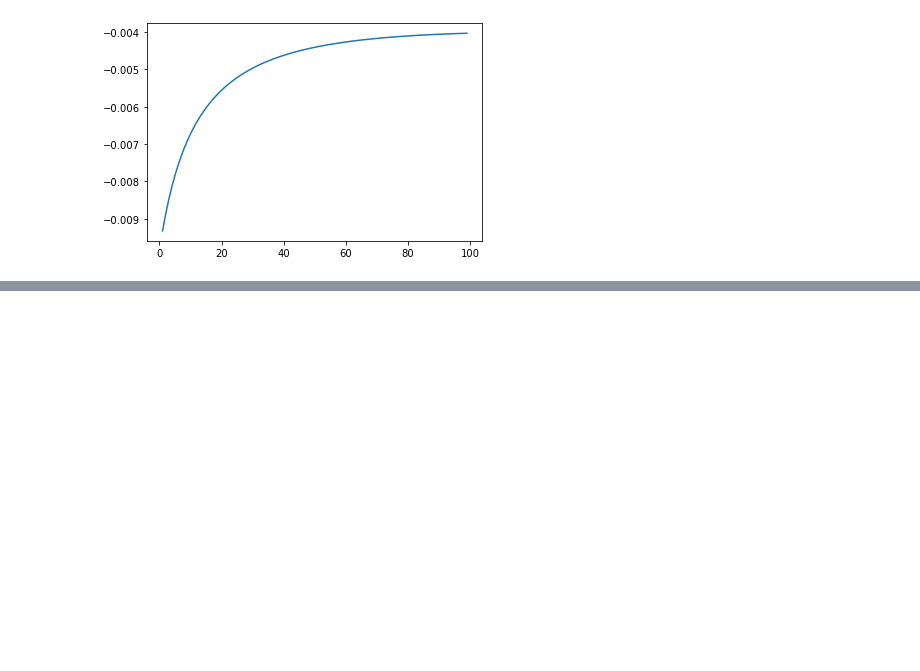
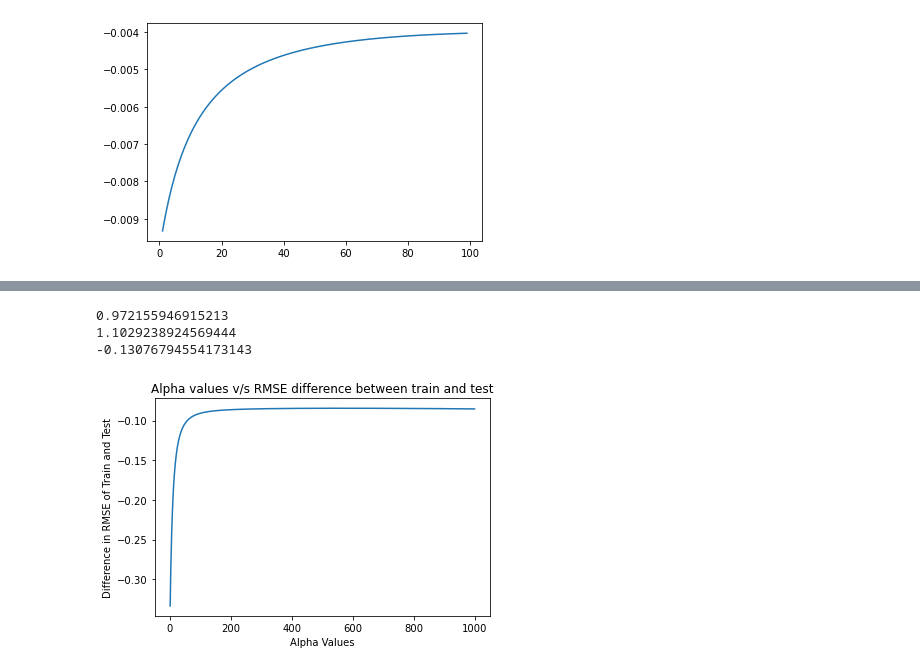
Before and after one commit to muditsharma1234/Machine-Learning-Basics, a Jupyter notebook: 2022_05 Advanced Linear Regression/2022_05 Advanced Linear Regression.ipynb, the cells around one changed output, grey strips where cells are left out. Cells and saved outputs as stored; diff of their text form; code cells hidden in the pictures; blank space fills up the shorter version.

```diff
--- a/2022_05 Advanced Linear Regression/2022_05 Advanced Linear Regression.ipynb
+++ b/2022_05 Advanced Linear Regression/2022_05 Advanced Linear Regression.ipynb
@@ -574,0 +590,25 @@ plt.plot(y,intercept)
+# %%
+lasso = Lasso(alpha = 0.95, max_iter = 500,fit_intercept = True)
+lasso.fit(X_train,y_train)
+print(compute_MSE(lasso,y_train,X_train))
+print(compute_MSE(lasso,y_test,X_test))
+print(compute_MSE(lasso,y_train,X_train) - compute_MSE(lasso,y_test,X_test))
+# %% [output]
+0.972155946915213
+1.1029238924569444
+-0.13076794554173143
+# %%
+MSE = []
+y = np.arange(1,10**3,1)
+for count,i in enumerate (y):
+    ridge = Ridge(alpha = i, max_iter = 500)
+    ridge.fit(X_train,y_train)
+    MSE.append(compute_MSE(ridge,y_train,X_train)-compute_MSE(ridge,y_test,X_test))
+# %%
+plt.plot(y,MSE)
+plt.xlabel("Alpha Values")
+plt.ylabel("Difference in RMSE of Train and Test")
+plt.title("Alpha values v/s RMSE difference between train and test")
+plt.show()
+# %% [output]
+[figure, added]
```
Also changed, not shown: parts of 4 cells of this notebook, 10 other files.
